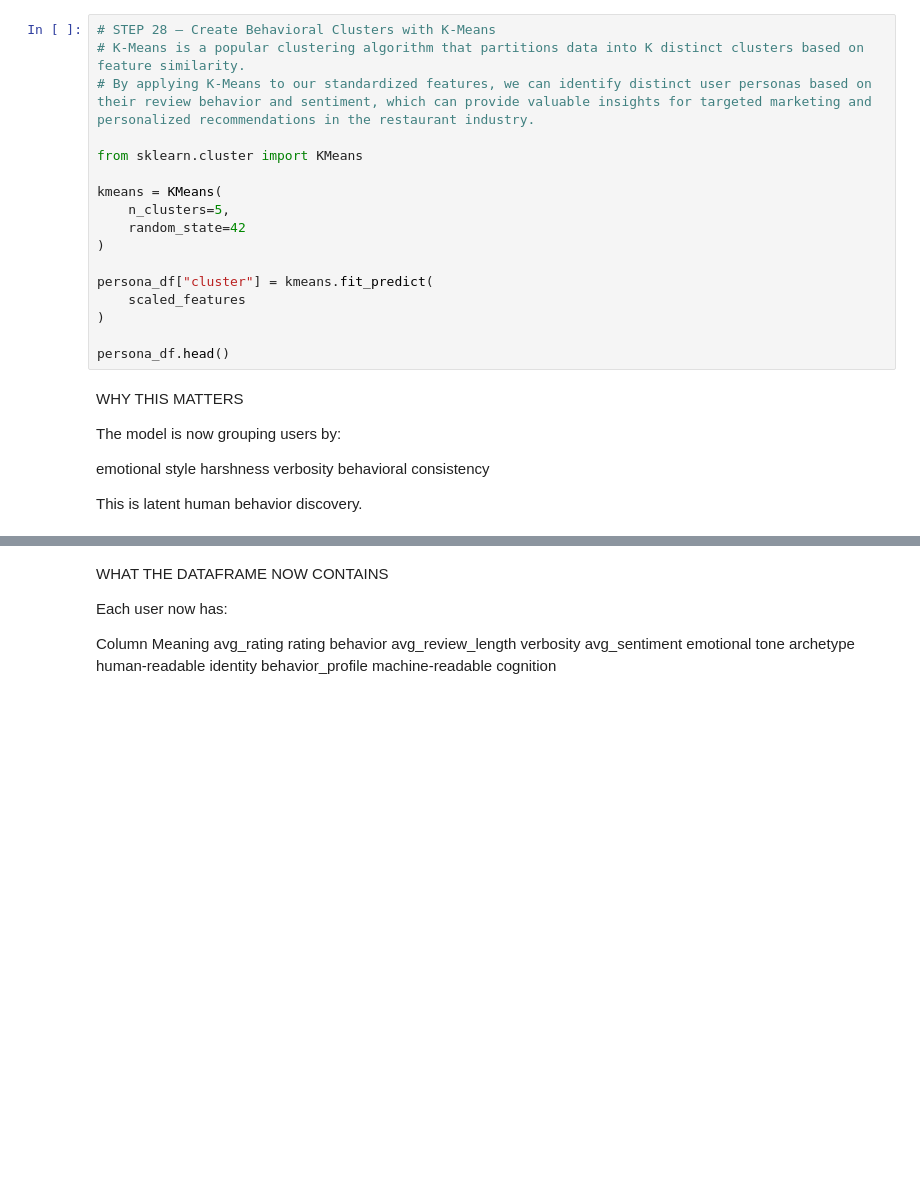
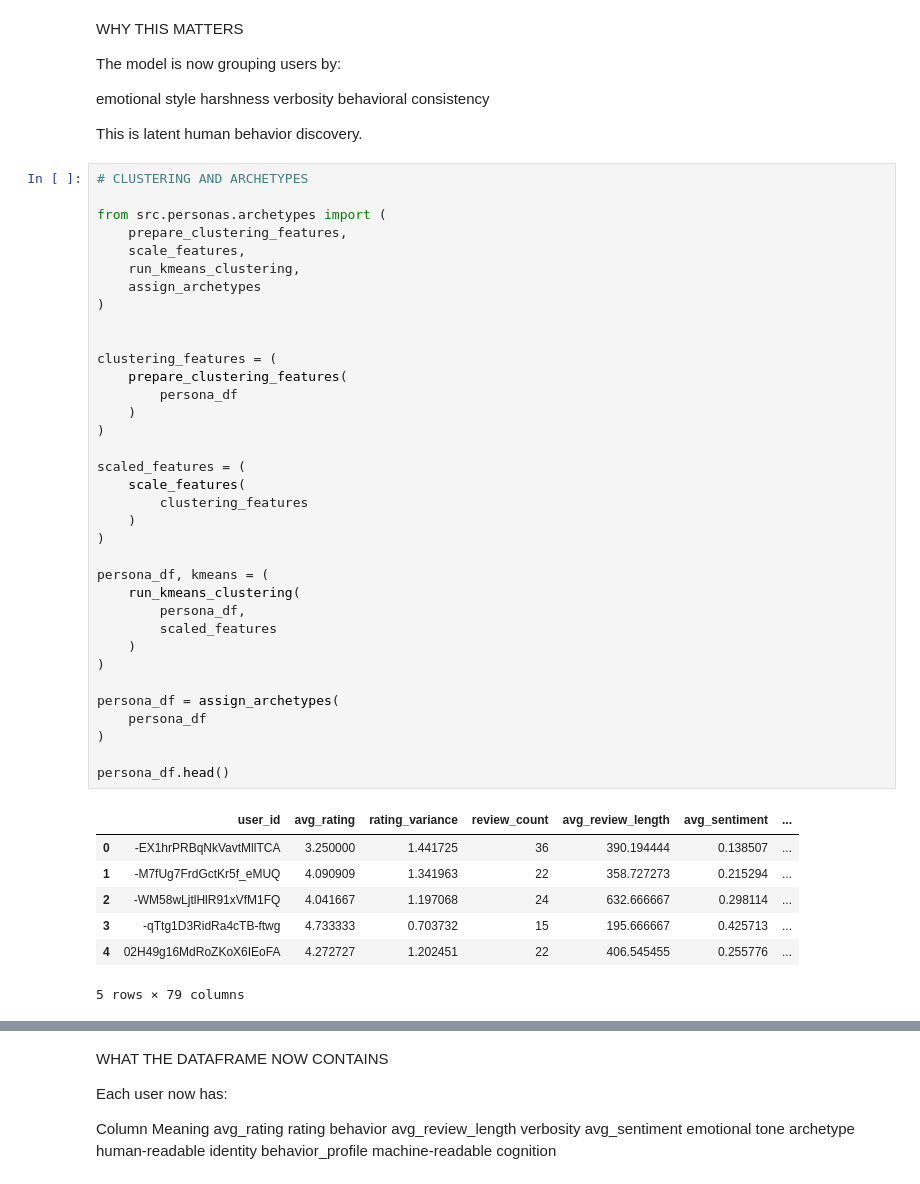
Before and after one commit to entia-lighthaus/project-agent, a Jupyter notebook: notebooks/01_yelp_exploration.ipynb, the cells around one changed output, grey strips where cells are left out. Saved outputs shown, nothing was run; the diff lists cells and outputs as text; blank space fills up the shorter version.

```diff
--- a/notebooks/01_yelp_exploration.ipynb
+++ b/notebooks/01_yelp_exploration.ipynb
@@ -493,20 +646,3 @@ print(scaled_features.shape)
-# %%
-# STEP 28 — Create Behavioral Clusters with K-Means
-# K-Means is a popular clustering algorithm that partitions data into K distinct clusters based on feature similarity.
-# By applying K-Means to our standardized features, we can identify distinct user personas based on their review behavior and sentiment, which can provide valuable insights for targeted marketing and personalized recommendations in the restaurant industry.
-
-from sklearn.cluster import KMeans
-
-kmeans = KMeans(
-    n_clusters=5,
-    random_state=42
-)
-
-persona_df["cluster"] = kmeans.fit_predict(
-    scaled_features
-)
-
-persona_df.head()
 # %% [markdown]
 WHY THIS MATTERS
 
@@ -518,6 +654,49 @@ verbosity
 behavioral consistency
 
 This is latent human behavior discovery.
+# %%
+# CLUSTERING AND ARCHETYPES
+
+from src.personas.archetypes import (
+    prepare_clustering_features,
+    scale_features,
+    run_kmeans_clustering,
+    assign_archetypes
+)
+
+
+clustering_features = (
+    prepare_clustering_features(
+        persona_df
+    )
+)
+
+scaled_features = (
+    scale_features(
+        clustering_features
+    )
+)
+
+persona_df, kmeans = (
+    run_kmeans_clustering(
+        persona_df,
+        scaled_features
+    )
+)
+
+persona_df = assign_archetypes(
+    persona_df
+)
+
+persona_df.head()
+# %% [output]
+|  | user_id | avg_rating | rating_variance | review_count | avg_review_length | avg_sentiment | ... |
+| 0 | -EX1hrPRBqNkVavtMllTCA | 3.250000 | 1.441725 | 36 | 390.194444 | 0.138507 | ... |
+| 1 | -M7fUg7FrdGctKr5f_eMUQ | 4.090909 | 1.341963 | 22 | 358.727273 | 0.215294 | ... |
+| 2 | -WM58wLjtlHlR91xVfM1FQ | 4.041667 | 1.197068 | 24 | 632.666667 | 0.298114 | ... |
+| 3 | -qTtg1D3RidRa4cTB-ftwg | 4.733333 | 0.703732 | 15 | 195.666667 | 0.425713 | ... |
+| 4 | 02H49g16MdRoZKoX6IEoFA | 4.272727 | 1.202451 | 22 | 406.545455 | 0.255776 | ... |
+5 rows × 79 columns
 # %%
 # STEP 29 — Analyze Cluster Distribution.
 # This will help us understand how users are grouped into different personas based on their review behavior and sentiment,
```
Also changed, not shown: parts of 97 cells of this notebook, 27 other files.
